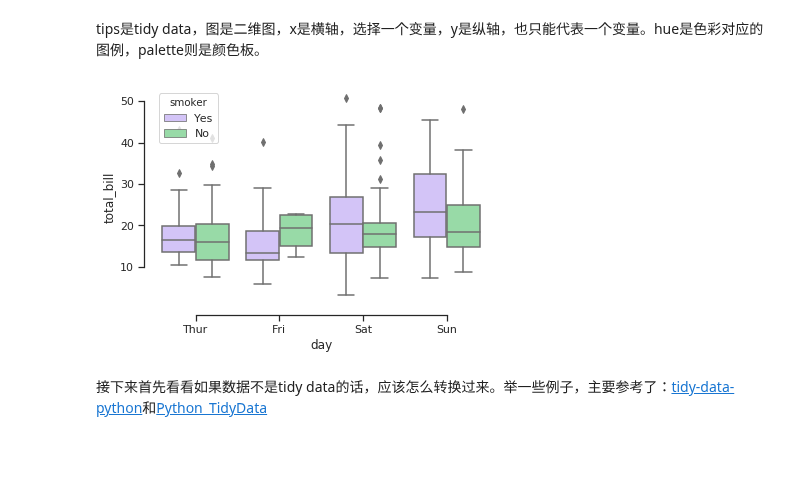
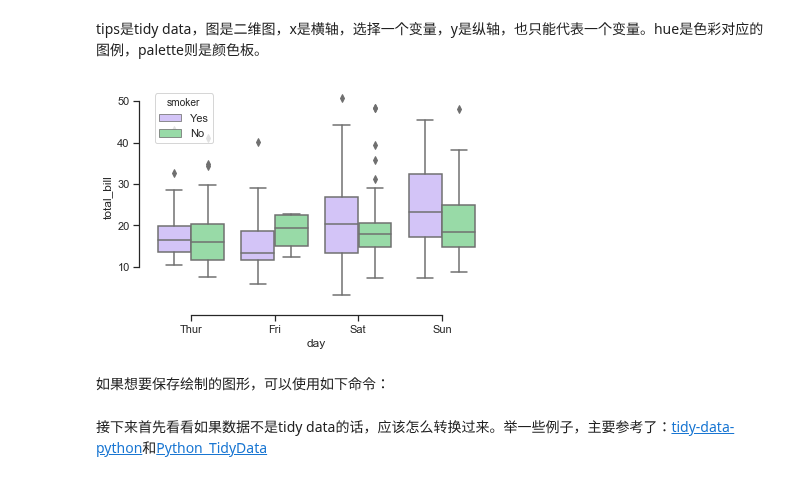
Before and after one commit to iHeadWater/hydrus, a Jupyter notebook: 3-seaborn/seaborn.ipynb, the cells around one changed output. Drawn from its saved outputs; the diff is of its cells as text; code cells hidden in the pictures; blank space fills up the shorter version.

```diff
--- a/3-seaborn/seaborn.ipynb
+++ b/3-seaborn/seaborn.ipynb
@@ -319,9 +319,11 @@ tips
 tips是tidy data，图是二维图，x是横轴，选择一个变量，y是纵轴，也只能代表一个变量。hue是色彩对应的图例，palette则是颜色板。
 # %%
 # Draw a nested boxplot to show bills by day and time
-sns.boxplot(x="day", y="total_bill",
+sns_box=sns.boxplot(x="day", y="total_bill",
             hue="smoker", palette=["m", "g"],
             data=tips)
 sns.despine(offset=10, trim=True)
 # %% [output]
-[figure, old version]
+[figure, new version]
+# %% [markdown]
+如果想要保存绘制的图形，可以使用如下命令：
```
Also changed, not shown: parts of 11 cells of this notebook, 10 other files.
